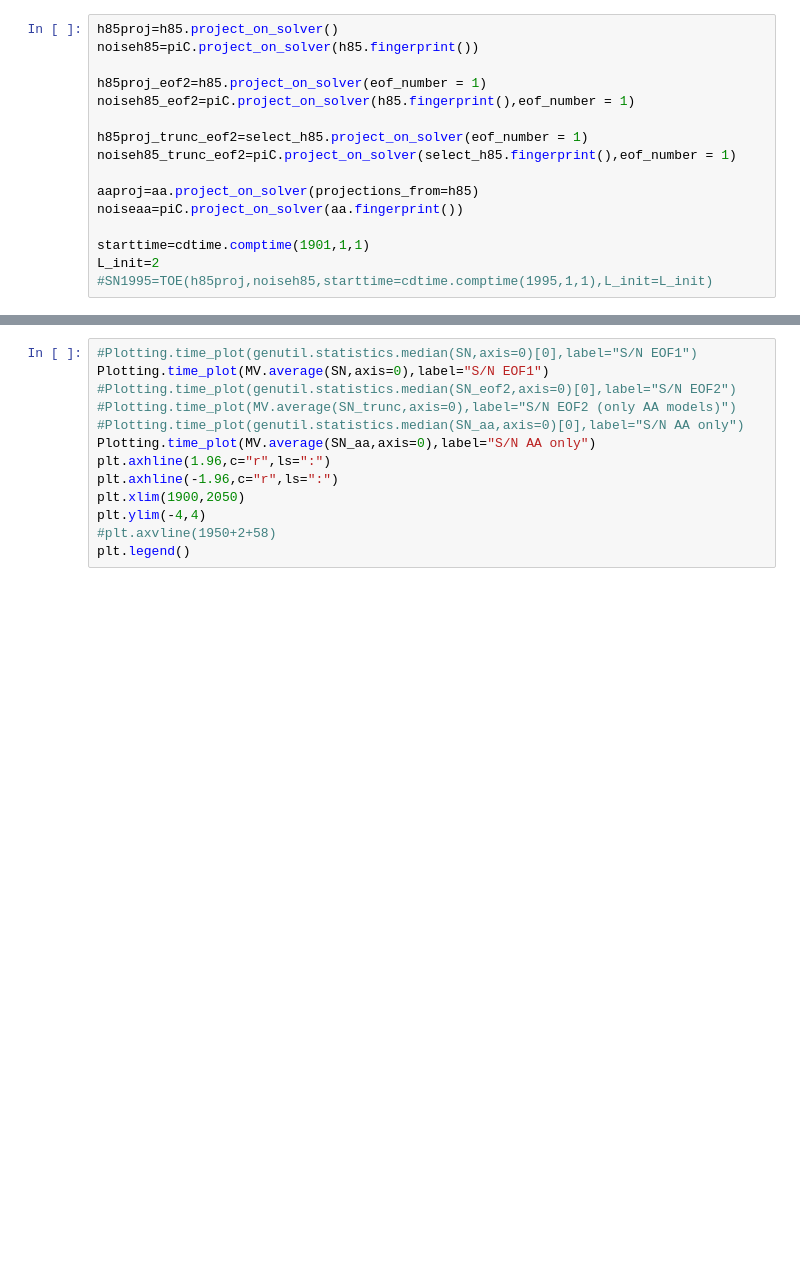
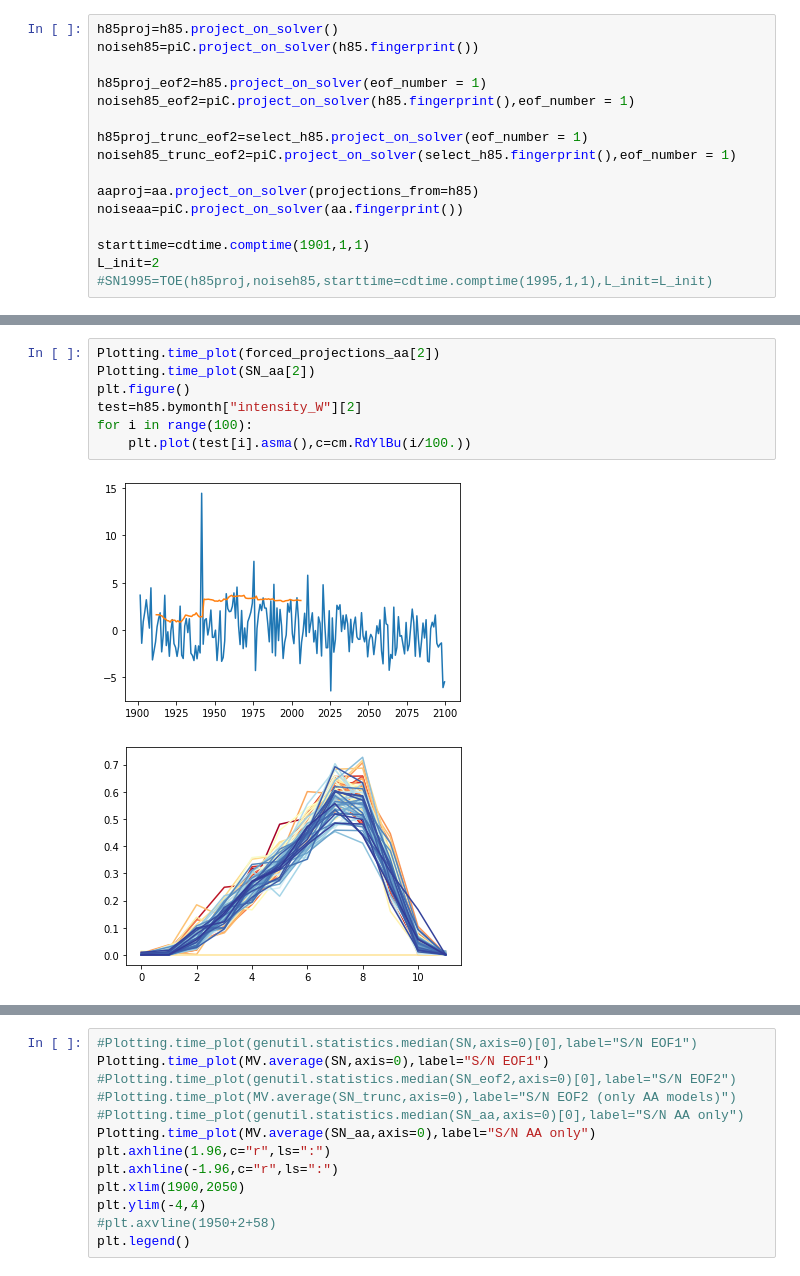
Before and after one commit to katemarvel/Sahel_Code, a Jupyter notebook: SahelFingerprinting.ipynb, the cells around one changed output, grey strips where cells are left out. Drawn from its saved outputs; the diff is of its cells as text; blank space fills up the shorter version.

```diff
--- a/SahelFingerprinting.ipynb
+++ b/SahelFingerprinting.ipynb
@@ -559,0 +697,10 @@ SN_trunc=TOE(h85proj_trunc_eof2,noiseh85_trunc_eof2,starttime=starttime,L_init=L
+# %%
+Plotting.time_plot(forced_projections_aa[2])
+Plotting.time_plot(SN_aa[2])
+plt.figure()
+test=h85.bymonth["intensity_W"][2]
+for i in range(100):
+    plt.plot(test[i].asma(),c=cm.RdYlBu(i/100.))
+# %% [output]
+[figure, added]
+[figure, added]
```
Also changed, not shown: parts of 32 cells of this notebook.
